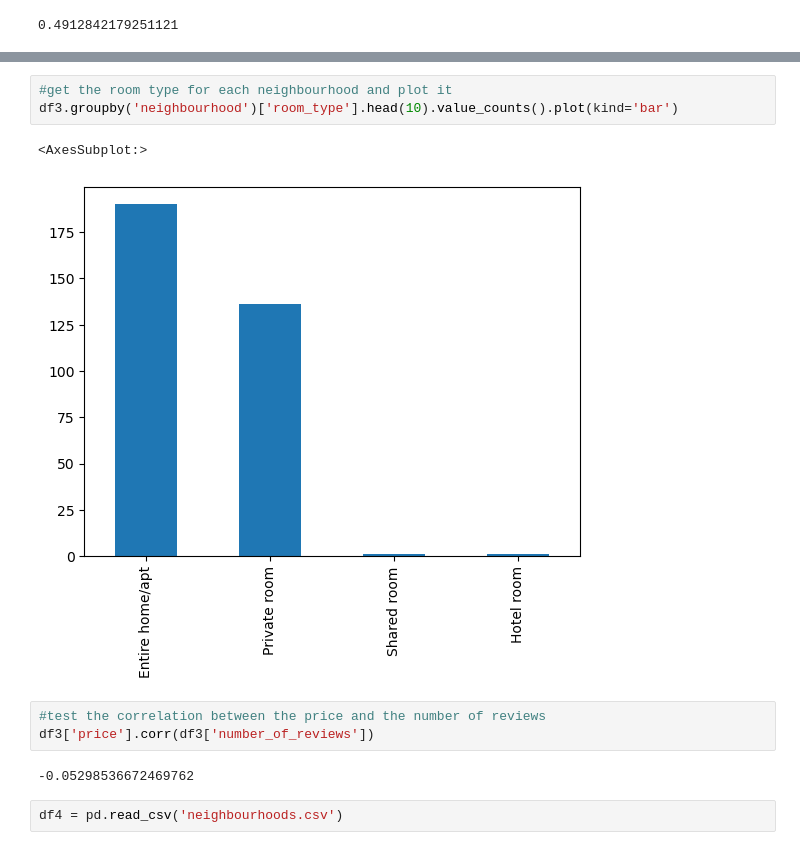
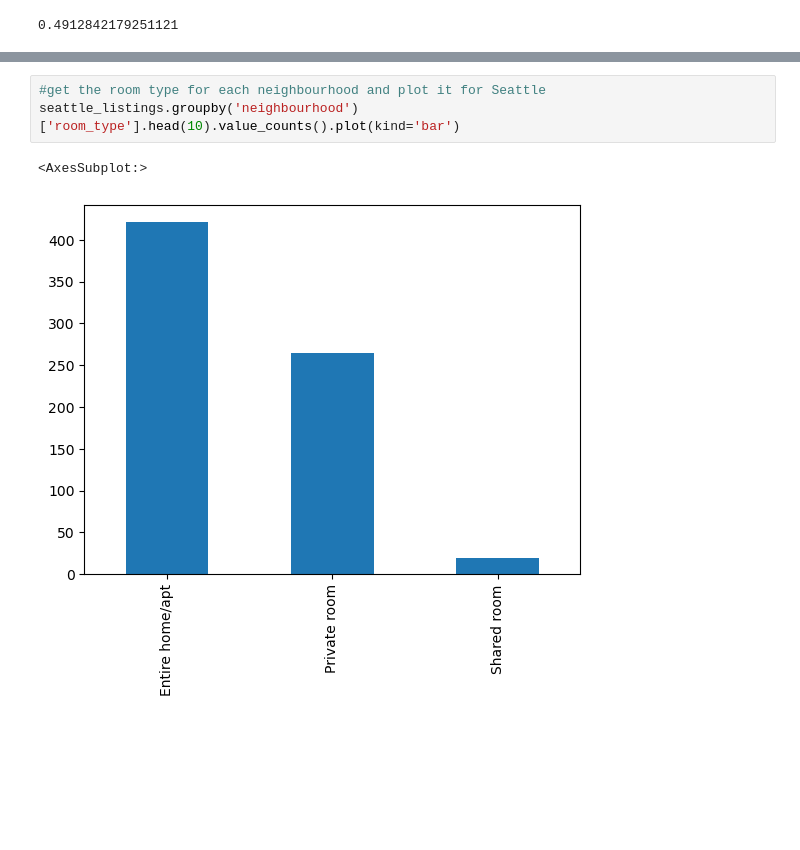
Before and after one commit to rthomas3011/Airbnb-Analysis---Boston-vs-Seatle, a Jupyter notebook: medium1.ipynb, the cells around one changed output, grey strips where cells are left out. Drawn from its saved outputs; the diff is of its cells as text; blank space fills up the shorter version.

```diff
--- a/medium1.ipynb
+++ b/medium1.ipynb
@@ -324,13 +126,6 @@ Name: number_of_reviews, dtype: float64
 # %%
-#get the room type for each neighbourhood and plot it
-df3.groupby('neighbourhood')['room_type'].head(10).value_counts().plot(kind='bar')
+#get the room type for each neighbourhood and plot it for Seattle
+seattle_listings.groupby('neighbourhood')['room_type'].head(10).value_counts().plot(kind='bar')
 # %% [output]
 <AxesSubplot:>
-[figure, old version]
+[figure, new version]
-# %%
-#test the correlation between the price and the number of reviews
-df3['price'].corr(df3['number_of_reviews'])
-# %% [output]
--0.05298536672469762
-# %%
-df4 = pd.read_csv('neighbourhoods.csv')
```
Also changed, not shown: parts of 24 cells of this notebook.
